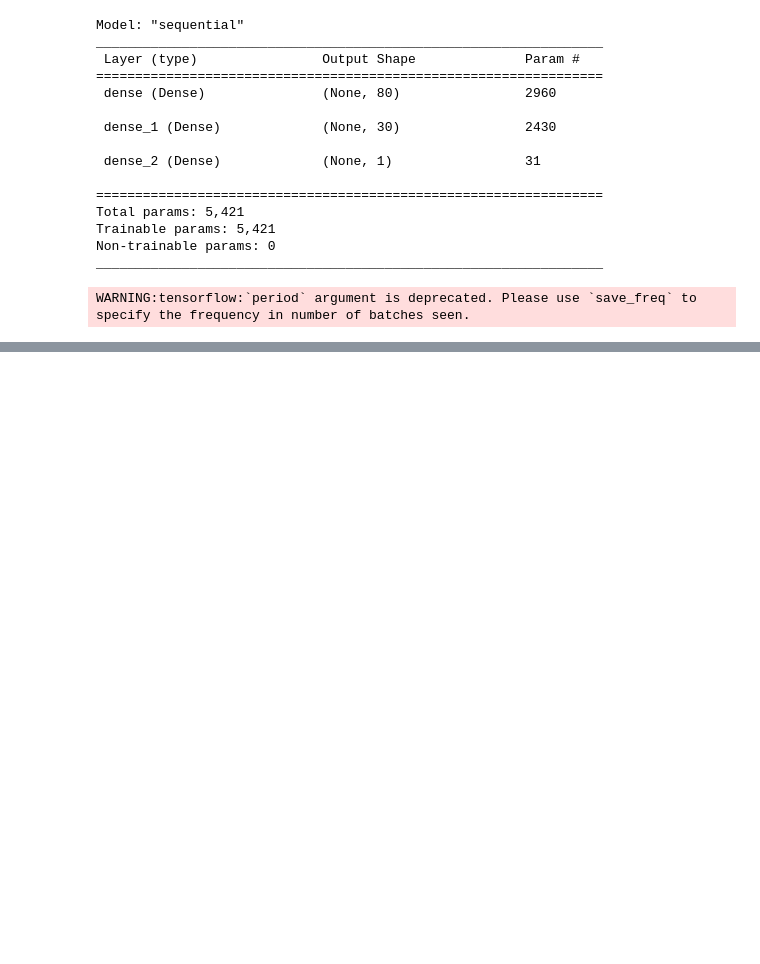
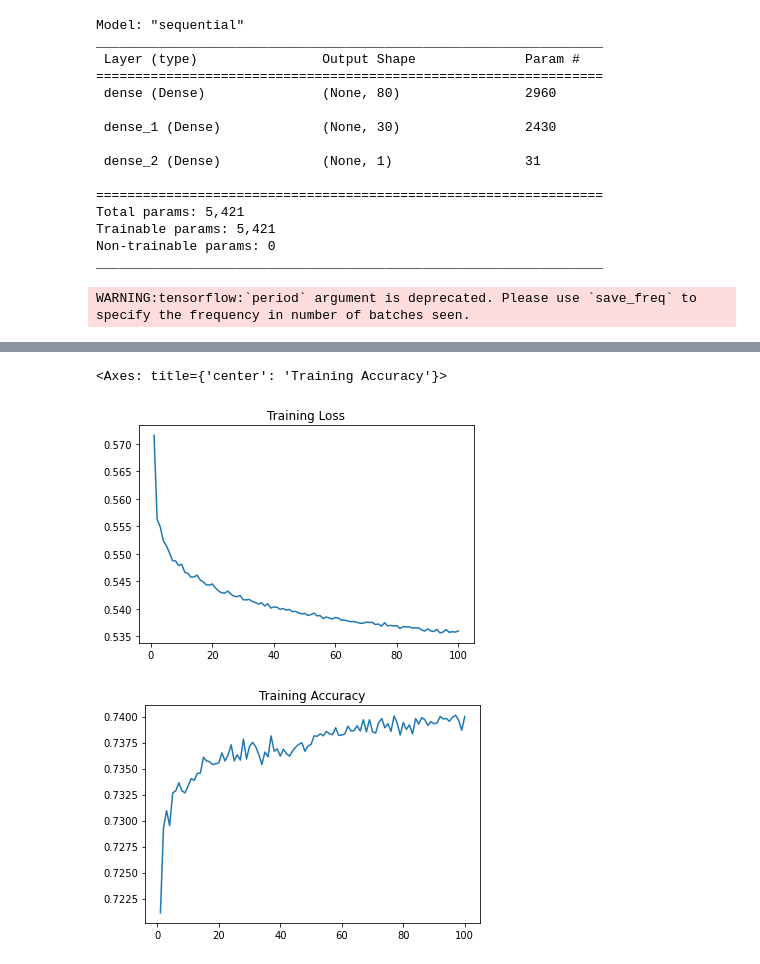
Before and after one commit to andcetera/deep-learning-challenge, a Jupyter notebook: Alphabet_Soup_Model.ipynb, the cells around one changed output, grey strips where cells are left out. Drawn from its saved outputs; the diff is of its cells as text; code cells hidden in the pictures; blank space fills up the shorter version.

Commit message:
rerun for history graphs - using Colaboratory

```diff
--- a/Alphabet_Soup_Model.ipynb
+++ b/Alphabet_Soup_Model.ipynb
@@ -267,3 +268,14 @@ Loss: 0.5570297241210938, Accuracy: 0.7264139652252197
+# %%
+# Create a DataFrame containing training history
+hist = pd.DataFrame(fit_model.history)
+hist.index += 1
+# Plot the accuracy
+hist.plot(y="loss", title='Training Loss', legend=False)
+hist.plot(y='accuracy', title='Training Accuracy', legend=False)
+# %% [output]
+<Axes: title={'center': 'Training Accuracy'}>
+[figure, added]
+[figure, added]
 # %%
 # Export our model to HDF5 file
 nn.save('AlphabetSoupCharity.h5')
```
Also changed, not shown: parts of 3 cells of this notebook.
